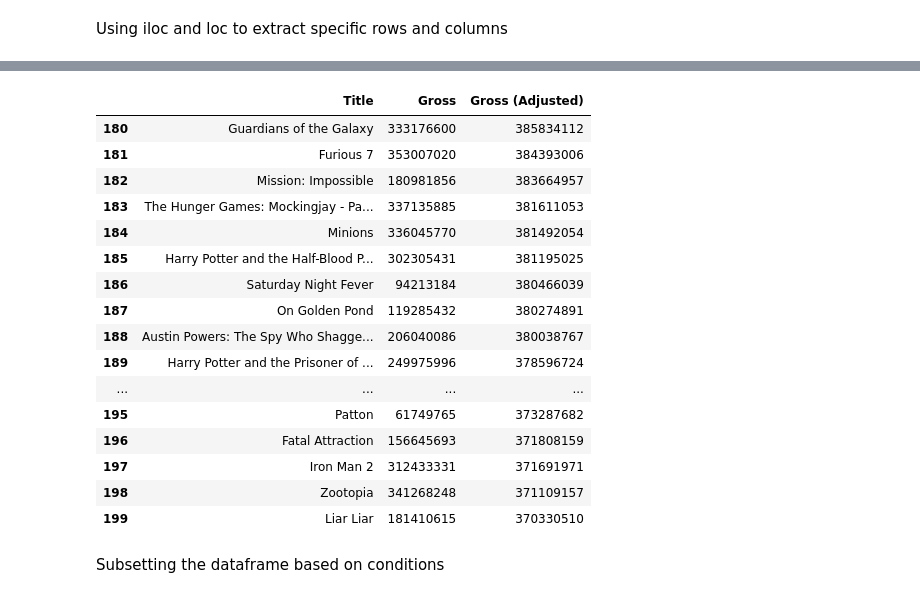
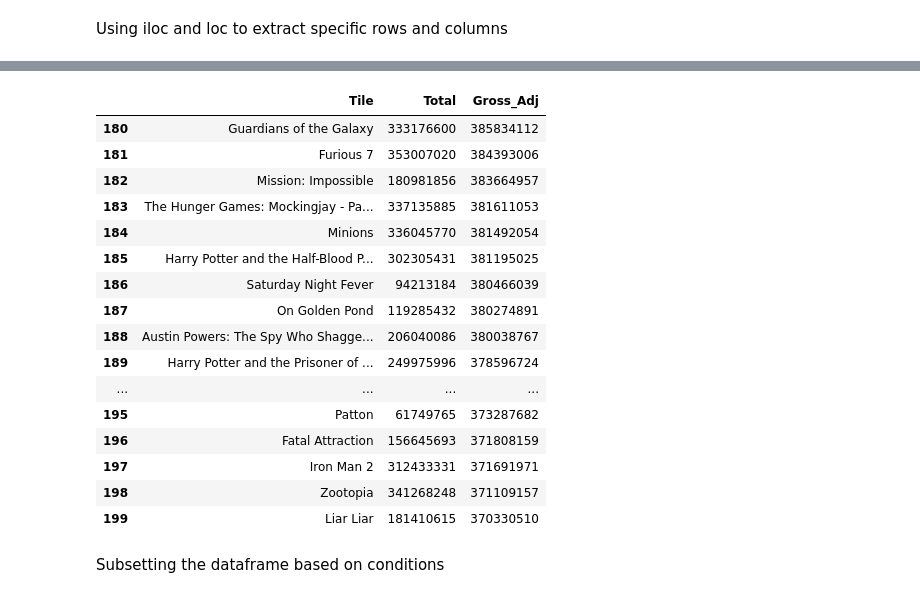
Before and after one commit to Soundarya0512/A1_Python-Review-, a Jupyter notebook: Module02_Data-exploration/Colab_A7_data_explore.ipynb, the cells around one changed output, grey strips where cells are left out. Drawn from its saved outputs; the diff is of its cells as text; code cells hidden in the pictures.

```diff
--- a/Module02_Data-exploration/Colab_A7_data_explore.ipynb
+++ b/Module02_Data-exploration/Colab_A7_data_explore.ipynb
@@ -173,15 +128,14 @@ dtype: string
 # %%
 ### Create a smaller dataframe with last 20 elements and all columns except 'Year'. Give the columns new custom names (your choice).
 import pandas as pd
-import numpy as np
 csvFile = 'https://raw.githubusercontent.com/csbfx/advpy122-data/master/top_movies_2020.csv'
-
-movies = pd.read_csv(csvFile)
-df=pd.DataFrame(movies.iloc[-20:])
-df.pop('Year')
-df
+ele = pd.read_csv(csvFile)
+df=pd.DataFrame(ele.tail(20))
+new_df = df[['Title','Gross','Gross (Adjusted)']]
+new_df.columns=['Tile','Total','Gross_Adj']
+new_df
 # %% [output]
-|  | Title | Gross | Gross (Adjusted) |
+|  | Tile | Total | Gross_Adj |
 | 180 | Guardians of the Galaxy | 333176600 | 385834112 |
 | 181 | Furious 7 | 353007020 | 384393006 |
 | 182 | Mission: Impossible | 180981856 | 383664957 |
```
Also changed, not shown: parts of 19 cells of this notebook.
